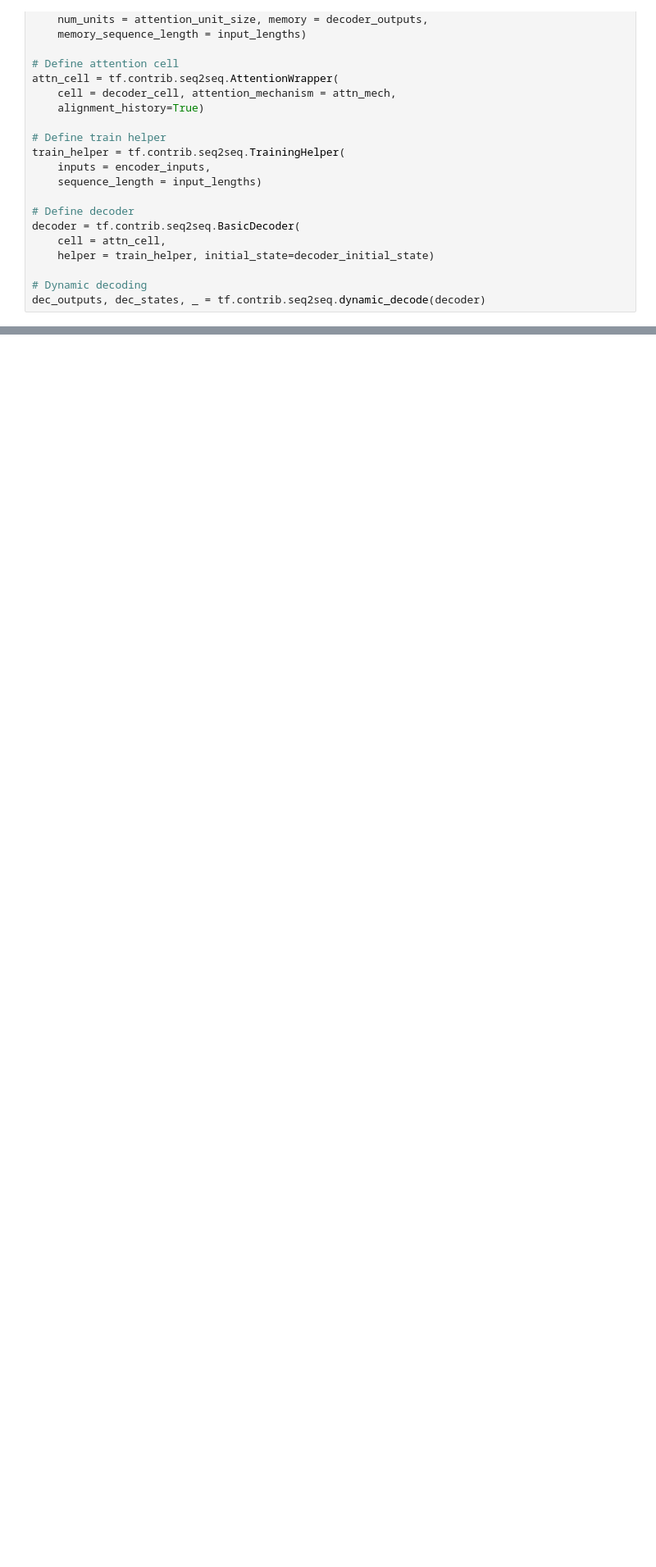
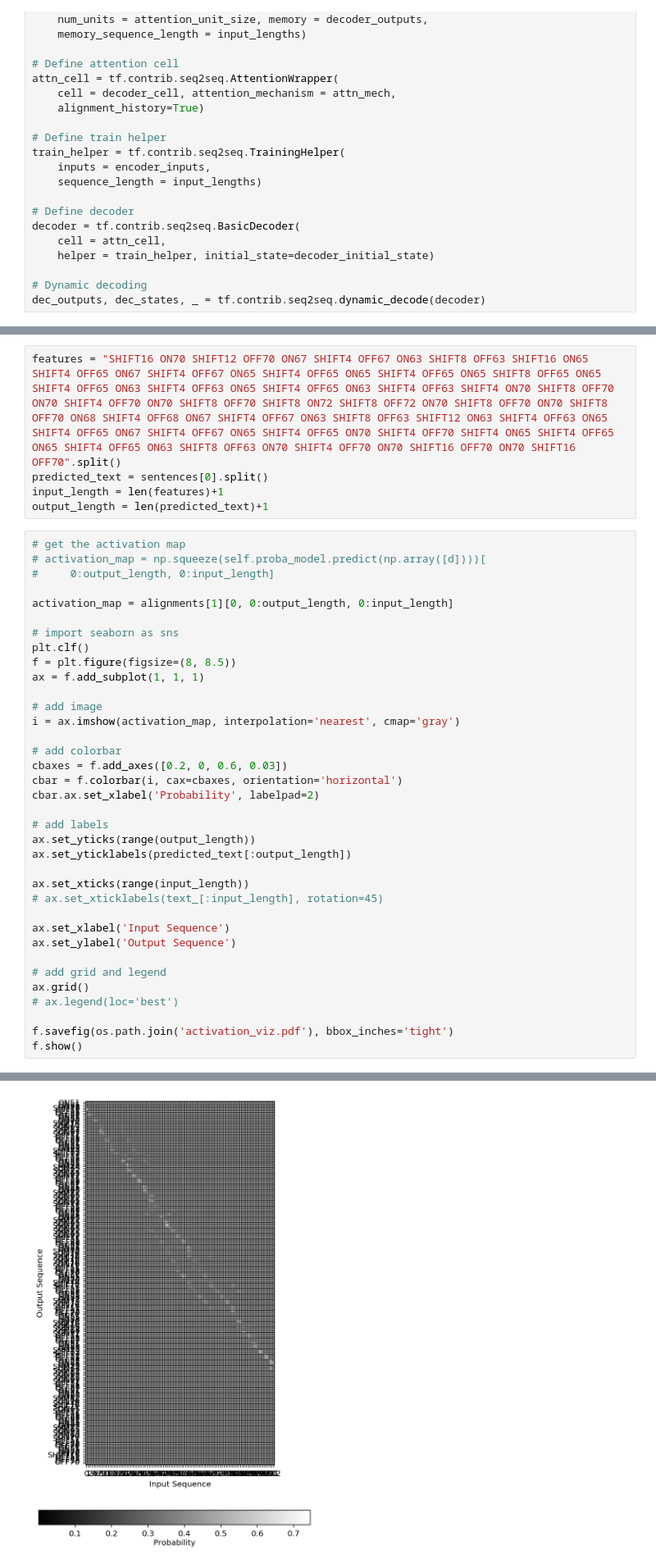
Before and after one commit to veskoch/UoE-dissertation, a Jupyter notebook: model/evaluate/viz/1.6 Viz.ipynb, the cells around one changed output, grey strips where cells are left out. Shown at 82% size. Saved outputs shown, nothing was run; the diff lists cells and outputs as text; blank space fills up the shorter version.

```diff
--- a/model/evaluate/viz/1.6 Viz.ipynb
+++ b/model/evaluate/viz/1.6 Viz.ipynb
@@ -107,0 +158,42 @@ plot_attention(alignments[:, i, :], input_tags, output_tags)
+# %%
+features = "SHIFT16 ON70 SHIFT12 OFF70 ON67 SHIFT4 OFF67 ON63 SHIFT8 OFF63 SHIFT16 ON65 SHIFT4 OFF65 ON67 SHIFT4 OFF67 ON65 SHIFT4 OFF65 ON65 SHIFT4 OFF65 ON65 SHIFT8 OFF65 ON65 SHIFT4 OFF65 ON63 SHIFT4 OFF63 ON65 SHIFT4 OFF65 ON63 SHIFT4 OFF63 SHIFT4 ON70 SHIFT8 OFF70 ON70 SHIFT4 OFF70 ON70 SHIFT8 OFF70 SHIFT8 ON72 SHIFT8 OFF72 ON70 SHIFT8 OFF70 ON70 SHIFT8 OFF70 ON68 SHIFT4 OFF68 ON67 SHIFT4 OFF67 ON63 SHIFT8 OFF63 SHIFT12 ON63 SHIFT4 OFF63 ON65 SHIFT4 OFF65 ON67 SHIFT4 OFF67 ON65 SHIFT4 OFF65 ON70 SHIFT4 OFF70 SHIFT4 ON65 SHIFT4 OFF65 ON65 SHIFT4 OFF65 ON63 SHIFT8 OFF63 ON70 SHIFT4 OFF70 ON70 SHIFT16 OFF70 ON70 SHIFT16 OFF70".split()
+predicted_text = sentences[0].split()
+input_length = len(features)+1
+output_length = len(predicted_text)+1
+# %%
+# get the activation map
+# activation_map = np.squeeze(self.proba_model.predict(np.array([d])))[
+#     0:output_length, 0:input_length]
+
+activation_map = alignments[1][0, 0:output_length, 0:input_length]
+
+# import seaborn as sns
+plt.clf()
+f = plt.figure(figsize=(8, 8.5))
+ax = f.add_subplot(1, 1, 1)
+
+# add image
+i = ax.imshow(activation_map, interpolation='nearest', cmap='gray')
+
+# add colorbar
+cbaxes = f.add_axes([0.2, 0, 0.6, 0.03])
+cbar = f.colorbar(i, cax=cbaxes, orientation='horizontal')
+cbar.ax.set_xlabel('Probability', labelpad=2)
+
+# add labels
+ax.set_yticks(range(output_length))
+ax.set_yticklabels(predicted_text[:output_length])
+
+ax.set_xticks(range(input_length))
+# ax.set_xticklabels(text_[:input_length], rotation=45)
+
+ax.set_xlabel('Input Sequence')
+ax.set_ylabel('Output Sequence')
+
+# add grid and legend
+ax.grid()
+# ax.legend(loc='best')
+
+f.savefig(os.path.join('activation_viz.pdf'), bbox_inches='tight')
+f.show()
+# %% [output]
@@ -107,0 +201 @@ plot_attention(alignments[:, i, :], input_tags, output_tags)
+[figure, added]
```
Also changed, not shown: parts of 13 cells of this notebook, 9 other files.
